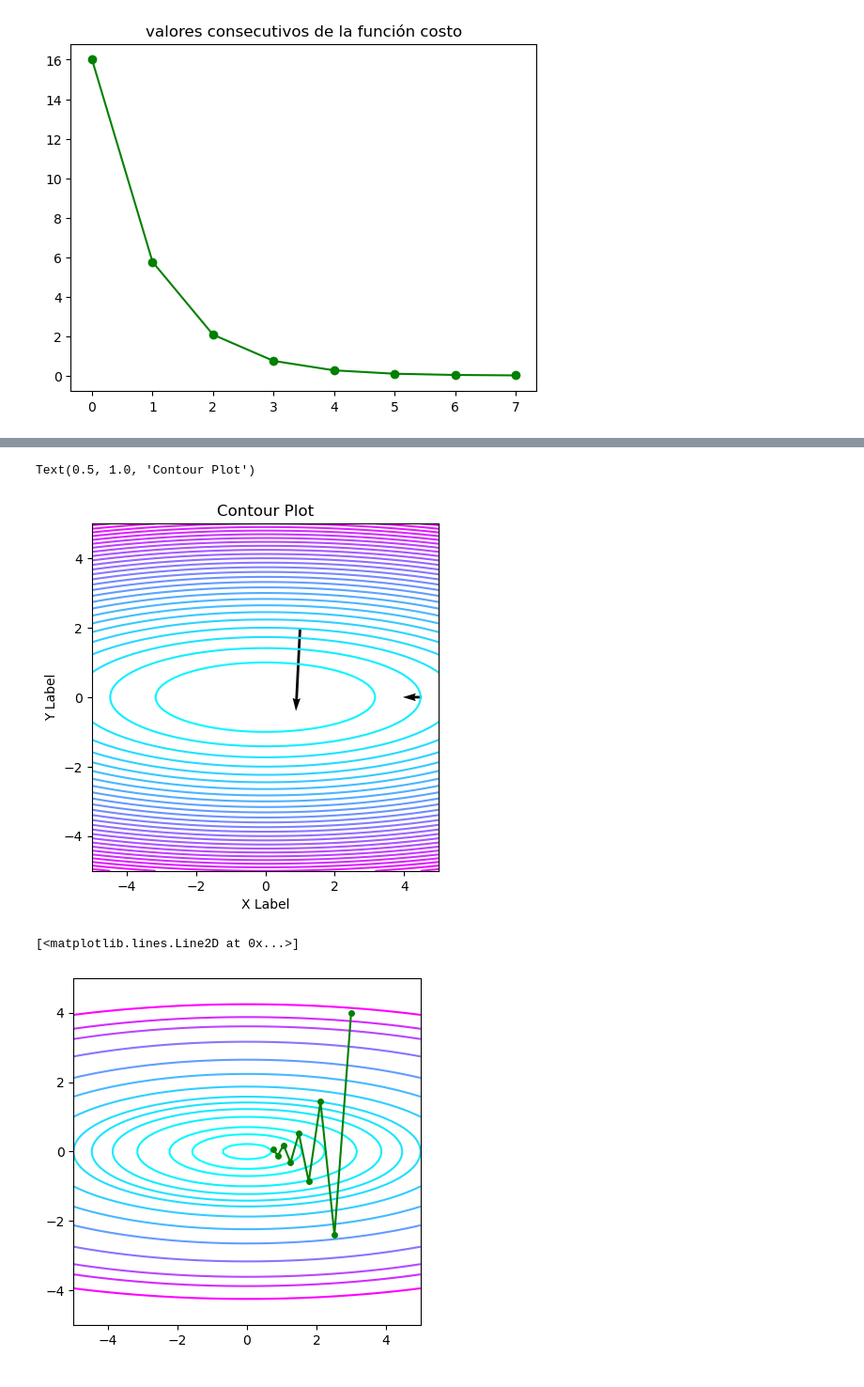
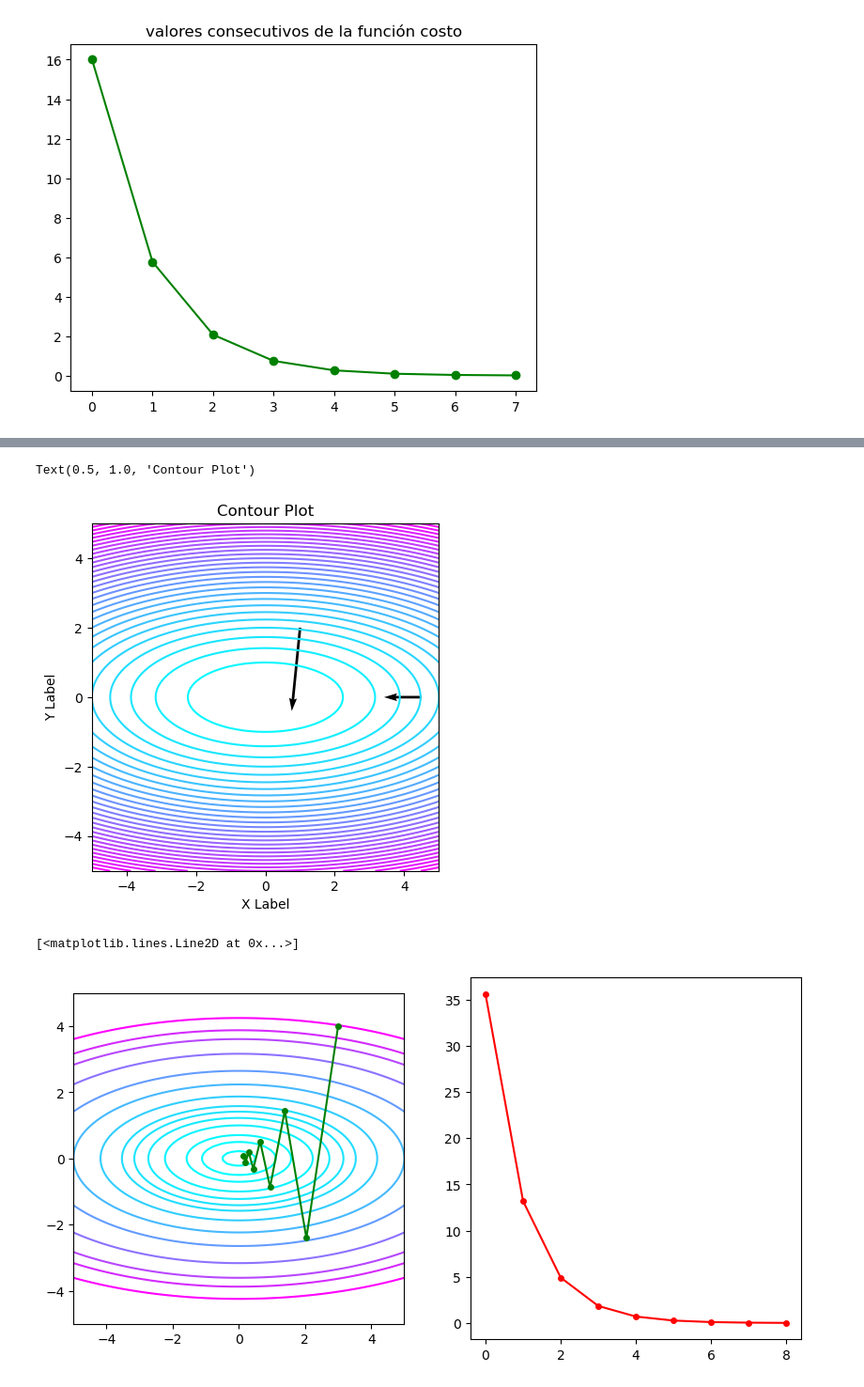
Before and after one commit to reula/Clase_redes_neuronales, a Jupyter notebook: gradiente.ipynb, the cells around one changed output, grey strips where cells are left out. Shown at 94% size. Saved outputs shown, nothing was run; the diff lists cells and outputs as text; code cells hidden in the pictures.

```diff
--- a/gradiente.ipynb
+++ b/gradiente.ipynb
@@ -225,14 +245,16 @@ x1 = 1
 y1 = 2
 x2 = 4.5
 y2 = 0
-a = 0.3
+a = 0.3 # learning rate
+c1 = 0.4 # 1, 0.4
+c2 = 2 # 1, 2
 
 # Define function to plot
 def f(x, y):
-    return 0.2*x**2 + 2*y**2
+    return c1*x**2 + c2*y**2
 
 def grad_f(x, y):
-    return 0.4*x, 4*y
+    return 2*c1*x, 2*c2*y
 
 # Create data
 x_vals = np.linspace(-5, 5, 100)
@@ -260,33 +282,34 @@ ax.set_title('Contour Plot')
 # Show plot
 # %% [output]
 Text(0.5, 1.0, 'Contour Plot')
-[figure, old version]
+[figure, new version]
 # %%
 a = 0.4 # 0.2, 0.3, 0.4, 0.5
 x0, y0 = 3, 4
 x1, y1 = grad_f(x0, y0)
 x1, y1 = x0 - a*x1, y0 - a*y1
 x2, y2 = grad_f(x1, y1)
 x2, y2 = x1 - a*x2, y1 - a*y2
 x3, y3 = grad_f(x2, y2)
 x3, y3 = x2 - a*x3, y2 - a*y3
 x4, y4 = grad_f(x3, y3)
 x4, y4 = x3 - a*x4, y3 - a*y4
 x5, y5 = grad_f(x4, y4)
 x5, y5 = x4 - a*x5, y4 - a*y5
 x6, y6 = grad_f(x5, y5)
 x6, y6 = x5 - a*x6, y5 - a*y6
 x7, y7 = grad_f(x6, y6)
 x7, y7 = x6 - a*x7, y6 - a*y7
 x8, y8 = grad_f(x7, y7)
 x8, y8 = x7 - a*x8, y7 - a*y8
 
-fig, ax = plt.subplots()
-ax.contour(X, Y, Z, cmap='cool', levels=[0.1, 0.5, 1, 2, 3, 4, 5, 7, 10, 14, 20,26,30,36])
+fig, ax = plt.subplots(1, 2, figsize=(10, 5))
+ax[0].contour(X, Y, Z, cmap='cool', levels=[0.1, 0.5, 1, 2, 3, 4, 5, 7, 10, 14, 20,26,30,36])
 
 # Set aspect ratio
-ax.set_aspect('equal', adjustable='box')
-plt.plot([x0,x1,x2,x3,x4,x5,x6,x7,x8],[y0,y1,y2,y3,y4,y5,y6,y7,y8], color='green', marker='o', markersize=4)
+ax[0].set_aspect('equal', adjustable='box')
+ax[0].plot([x0,x1,x2,x3,x4,x5,x6,x7,x8],[y0,y1,y2,y3,y4,y5,y6,y7,y8], color='green', marker='o', markersize=4)
+ax[1].plot([f(x0,y0),f(x1,y1),f(x2,y2),f(x3,y3),f(x4,y4),f(x5,y5),f(x6,y6),f(x7,y7),f(x8,y8)], color='red', marker='o', markersize=4)
 # %% [output]
 [<matplotlib.lines.Line2D at 0x...>]
-[figure, old version]
+[figure, new version]
```
Also changed, not shown: parts of 3 cells of this notebook.
